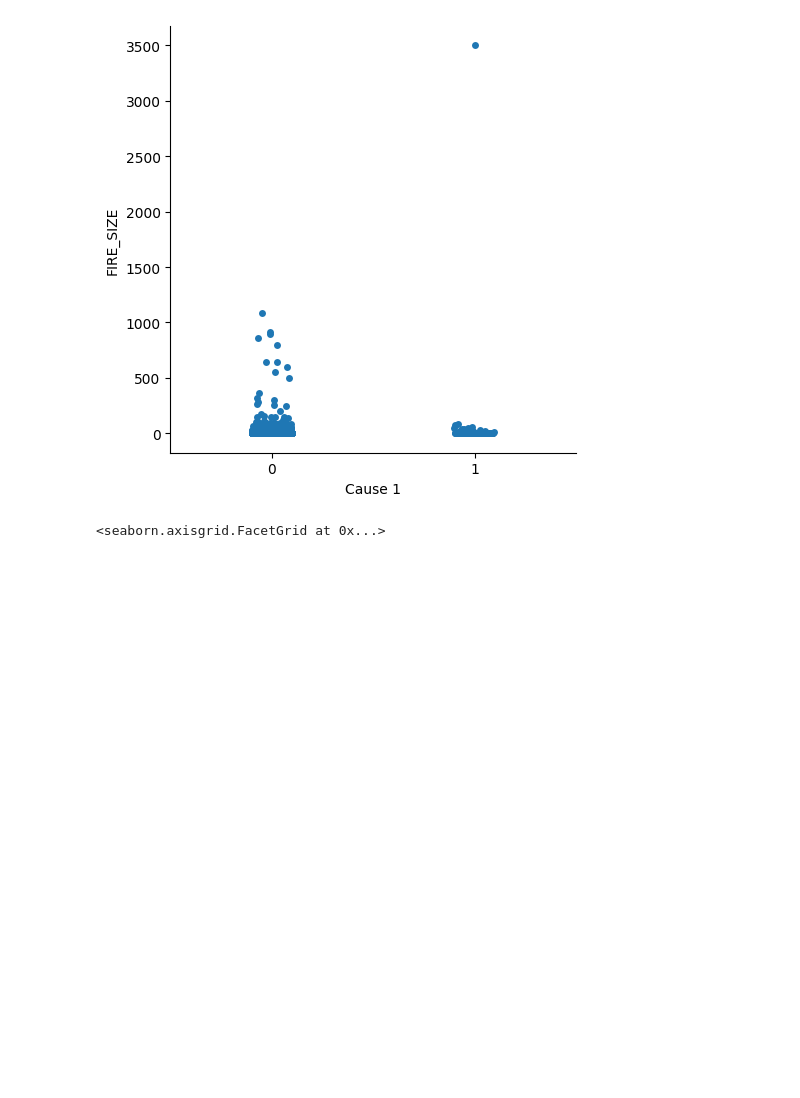
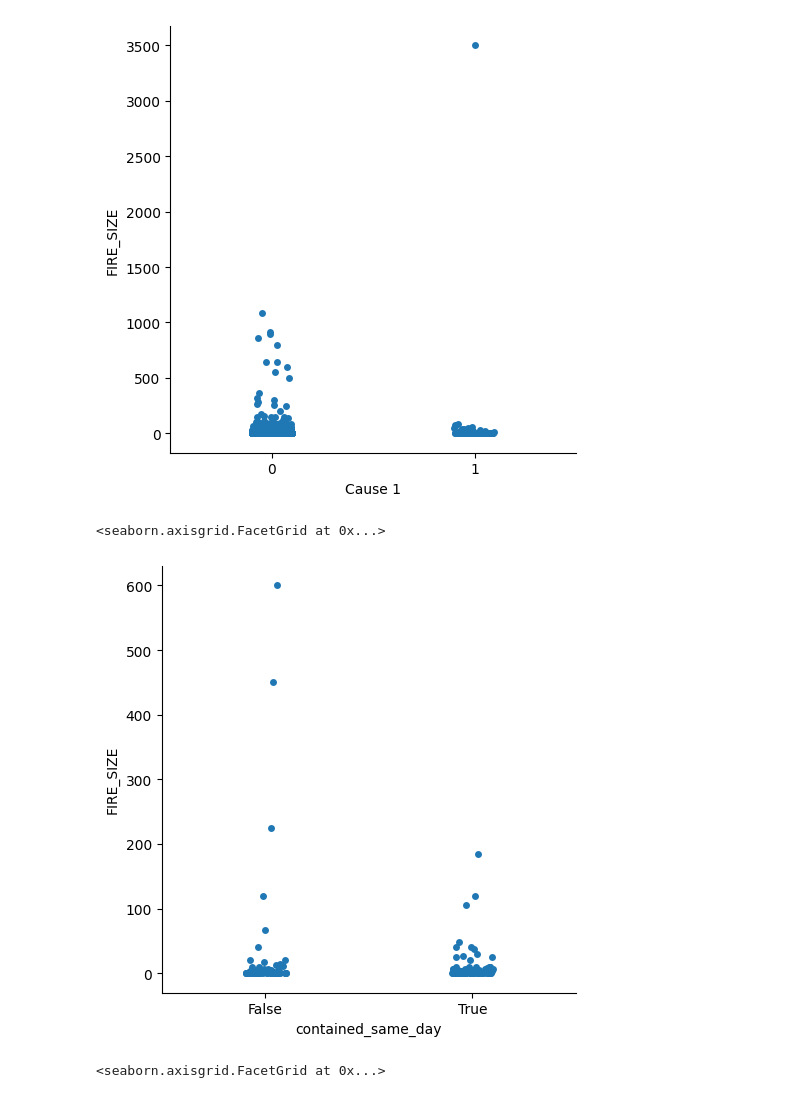
Before and after one commit to nandinijirobe/Allstate_AIStudio_Project, a Jupyter notebook: Allstate_AI_Studio_Project.ipynb, the cells around one changed output. Cells and saved outputs as stored; diff of their text form; code cells hidden in the pictures; blank space fills up the shorter version.

```diff
--- a/Allstate_AI_Studio_Project.ipynb
+++ b/Allstate_AI_Studio_Project.ipynb
@@ -301,10 +301,10 @@ def clean_this_df(df):
     df = round_col_values(df, col, 2)
   df = remove_null_county_fips(df)
 
-  df = encode_nwcg_class(df) # new code 10/29
-  df = encode_state_class(df)
-  df = encode_county_fips_class(df) # new code 10/29
-  df = encode_fire_cause(df)
+  #df = encode_nwcg_class(df) # new code 10/29
+  #df = encode_state_class(df)
+  #df = encode_county_fips_class(df) # new code 10/29
+  #df = encode_fire_cause(df)
 
   df = contained_same_day(df)
   # df = fod_id(df)
@@ -522,6 +558,11 @@ sns.catplot(x='Cause 1', y = 'FIRE_SIZE', data=df1.sample(frac=0.01))
 # %% [output]
 <seaborn.axisgrid.FacetGrid at 0x...>
 [figure]
+# %%
+sns.catplot(x='contained_same_day', y = 'FIRE_SIZE', data=df1.sample(frac=0.001))
+# %% [output]
+<seaborn.axisgrid.FacetGrid at 0x...>
+[figure, added]
 # %%
 sns.catplot(x='Cause 2', y = 'FIRE_SIZE', data=df1.sample(frac=0.01))
 # %% [output]
```
Also changed, not shown: parts of 5 cells of this notebook.
